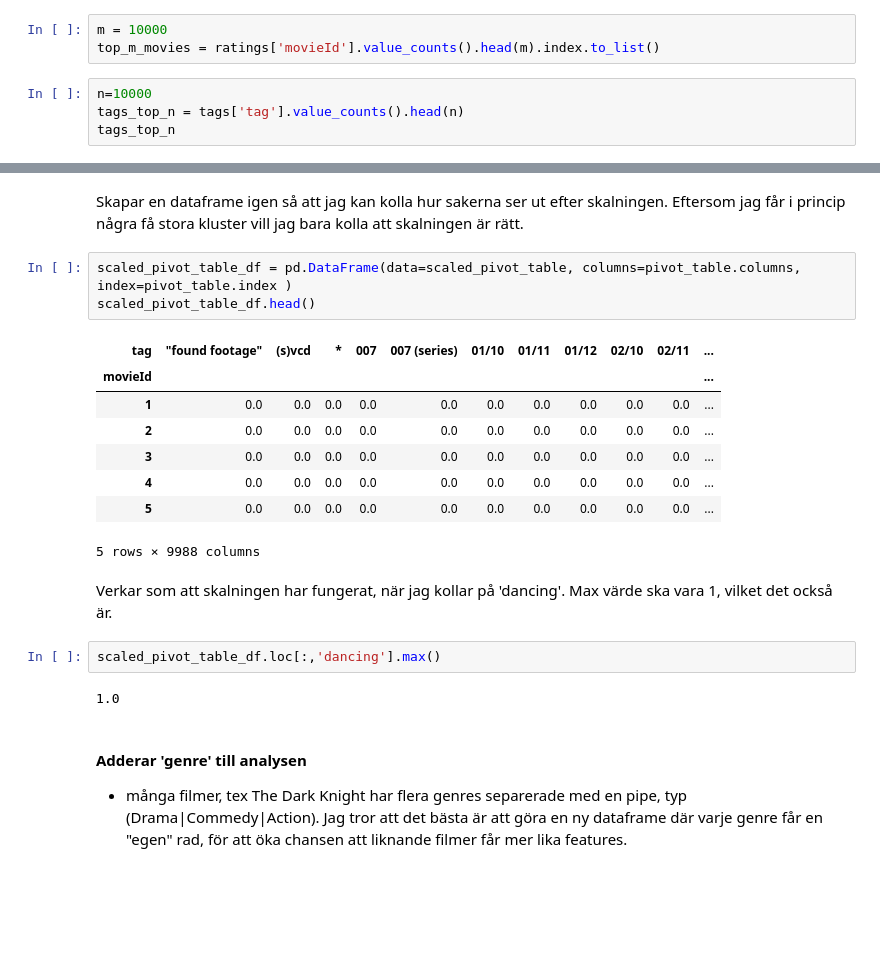
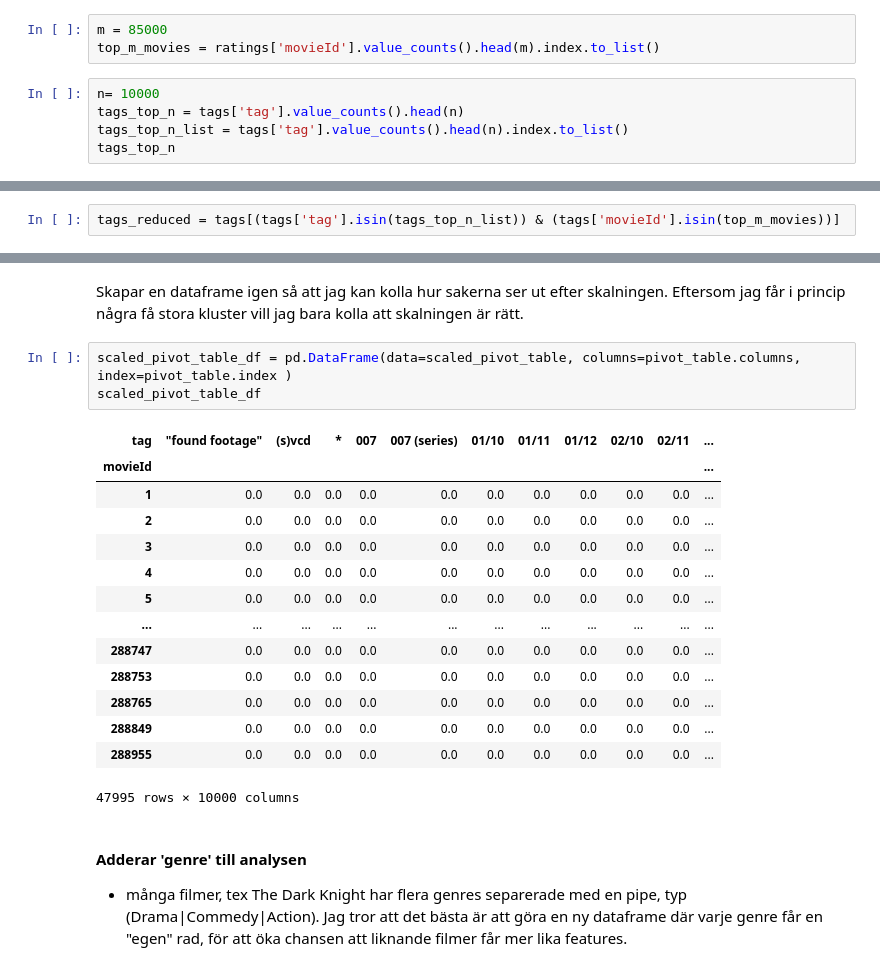
Before and after one commit to dancla240/Machine_Learning_Daniel_Claesson, a Jupyter notebook: Lab2/Lab_2_movie.ipynb, the cells around one changed output, grey strips where cells are left out. Saved outputs shown, nothing was run; the diff lists cells and outputs as text; blank space fills up the shorter version.

```diff
--- a/Lab2/Lab_2_movie.ipynb
+++ b/Lab2/Lab_2_movie.ipynb
@@ -525,9 +515,10 @@ Får se vad nästa steg blir.
 # %%
-m = 10000
+m = 85000
 top_m_movies = ratings['movieId'].value_counts().head(m).index.to_list()
 # %%
-n=10000
+n= 10000
 tags_top_n = tags['tag'].value_counts().head(n)
+tags_top_n_list = tags['tag'].value_counts().head(n).index.to_list()
 tags_top_n
 # %% [output]
 tag
@@ -553,3 +544,5 @@ Med hjälp av pivot_table funktionen skapas den ovan beskrivna tabellen, utifrå
+# %%
+tags_reduced = tags[(tags['tag'].isin(tags_top_n_list)) & (tags['movieId'].isin(top_m_movies))]
 # %%
 pivot_table = pd.pivot_table(data=tags_reduced, index='movieId', columns='tag', aggfunc='size', fill_value=0)
 pivot_table
@@ -653,22 +640,22 @@ Innan jag börjar jobba med att addera 'genre', så kollar jag att skalningen bl
 Skapar en dataframe igen så att jag kan kolla hur sakerna ser ut efter skalningen. Eftersom jag får i princip några få stora kluster vill jag bara kolla att skalningen är rätt.
 # %%
 scaled_pivot_table_df = pd.DataFrame(data=scaled_pivot_table, columns=pivot_table.columns, index=pivot_table.index )
-scaled_pivot_table_df.head()
+scaled_pivot_table_df
 # %% [output]
 | tag | "found footage" | (s)vcd | * | 007 | 007 (series) | 01/10 | 01/11 | 01/12 | 02/10 | 02/11 | ... |
 | movieId |  |  |  |  |  |  |  |  |  |  | ... |
 | 1 | 0.0 | 0.0 | 0.0 | 0.0 | 0.0 | 0.0 | 0.0 | 0.0 | 0.0 | 0.0 | ... |
 | 2 | 0.0 | 0.0 | 0.0 | 0.0 | 0.0 | 0.0 | 0.0 | 0.0 | 0.0 | 0.0 | ... |
 | 3 | 0.0 | 0.0 | 0.0 | 0.0 | 0.0 | 0.0 | 0.0 | 0.0 | 0.0 | 0.0 | ... |
 | 4 | 0.0 | 0.0 | 0.0 | 0.0 | 0.0 | 0.0 | 0.0 | 0.0 | 0.0 | 0.0 | ... |
 | 5 | 0.0 | 0.0 | 0.0 | 0.0 | 0.0 | 0.0 | 0.0 | 0.0 | 0.0 | 0.0 | ... |
+| ... | ... | ... | ... | ... | ... | ... | ... | ... | ... | ... | ... |
+| 288747 | 0.0 | 0.0 | 0.0 | 0.0 | 0.0 | 0.0 | 0.0 | 0.0 | 0.0 | 0.0 | ... |
+| 288753 | 0.0 | 0.0 | 0.0 | 0.0 | 0.0 | 0.0 | 0.0 | 0.0 | 0.0 | 0.0 | ... |
+| 288765 | 0.0 | 0.0 | 0.0 | 0.0 | 0.0 | 0.0 | 0.0 | 0.0 | 0.0 | 0.0 | ... |
+| 288849 | 0.0 | 0.0 | 0.0 | 0.0 | 0.0 | 0.0 | 0.0 | 0.0 | 0.0 | 0.0 | ... |
+| 288955 | 0.0 | 0.0 | 0.0 | 0.0 | 0.0 | 0.0 | 0.0 | 0.0 | 0.0 | 0.0 | ... |
-5 rows × 9988 columns
+47995 rows × 10000 columns
-# %% [markdown]
-Verkar som att skalningen har fungerat, när jag kollar på 'dancing'. Max värde ska vara 1, vilket det också är.
-# %%
-scaled_pivot_table_df.loc[:,'dancing'].max()
-# %% [output]
-1.0
 # %% [markdown]
 #### Adderar 'genre' till analysen
 - många filmer, tex The Dark Knight har flera genres separerade med en pipe, typ  (Drama|Commedy|Action). Jag tror att det bästa är att göra en ny dataframe där varje genre får en "egen" rad, för att öka chansen att liknande filmer får mer lika features.
```
Also changed, not shown: parts of 19 cells of this notebook, 1 other file.
